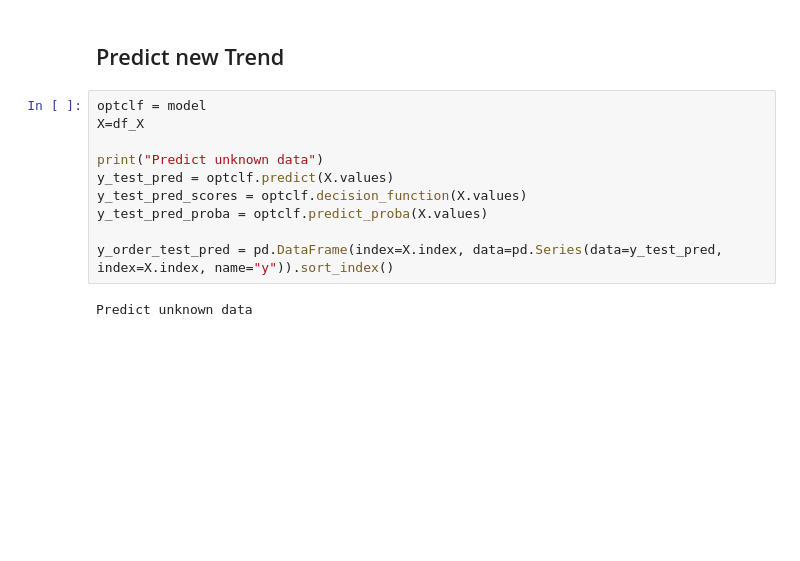
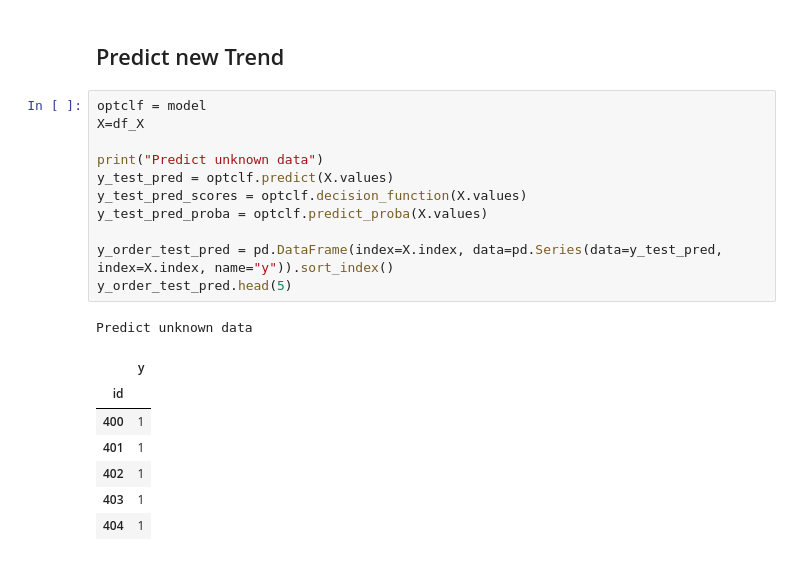
Before and after one commit to alexanderwendt/sklearn_ml_toolbox, a Jupyter notebook: OMX_S50_Prediction.ipynb, the cells around one changed output. Drawn from its saved outputs; the diff is of its cells as text; blank space fills up the shorter version.

```diff
--- a/OMX_S50_Prediction.ipynb
+++ b/OMX_S50_Prediction.ipynb
@@ -222,12 +245,20 @@ feature_dict = dict(zip(df_feature_columns.columns, selected_features))
 # %%
 optclf = model
 X=df_X
 
 print("Predict unknown data")
 y_test_pred = optclf.predict(X.values)
 y_test_pred_scores = optclf.decision_function(X.values)
 y_test_pred_proba = optclf.predict_proba(X.values)
 
 y_order_test_pred = pd.DataFrame(index=X.index, data=pd.Series(data=y_test_pred, index=X.index, name="y")).sort_index()
+y_order_test_pred.head(5)
 # %% [output]
 Predict unknown data
+|  | y |
+| id |  |
+| 400 | 1 |
+| 401 | 1 |
+| 402 | 1 |
+| 403 | 1 |
+| 404 | 1 |
```
Also changed, not shown: parts of 8 cells of this notebook, 9 other files.
